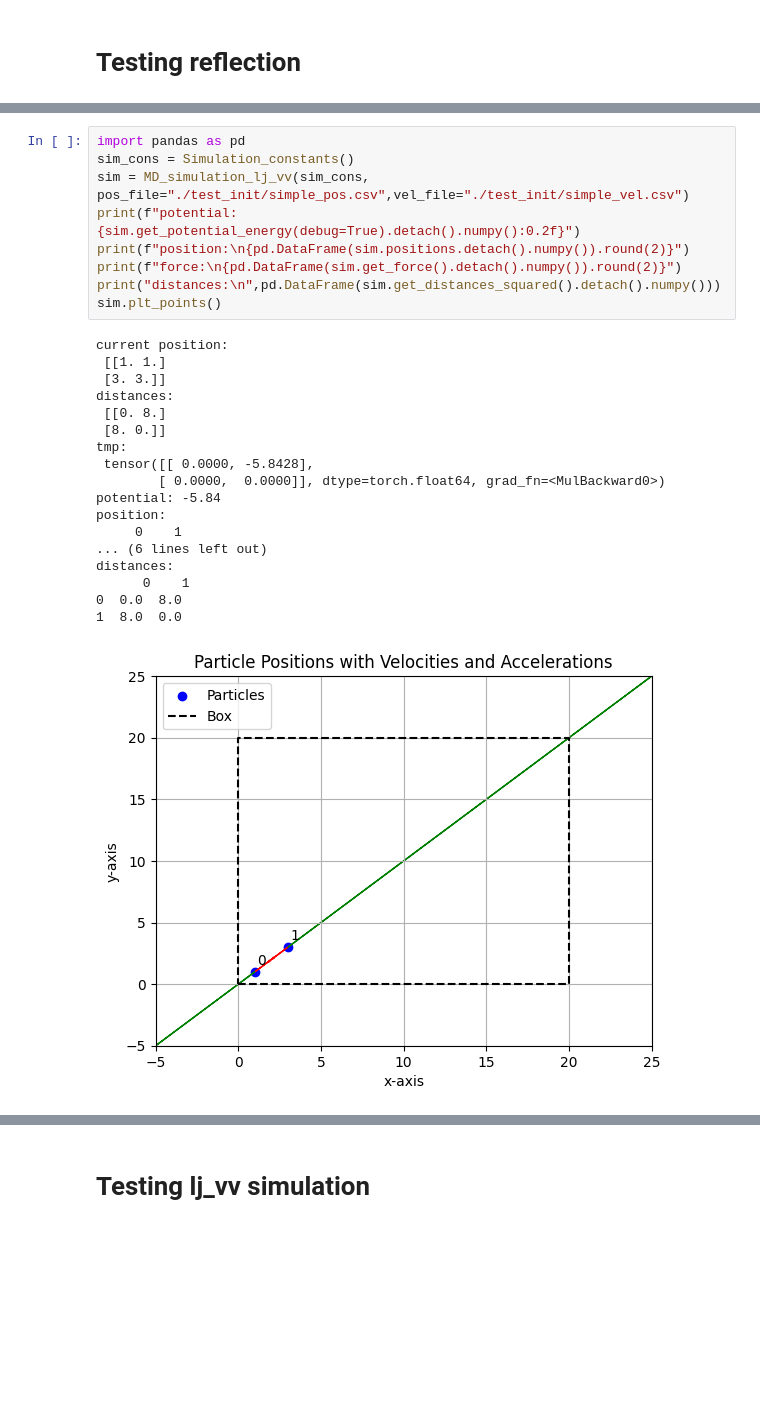
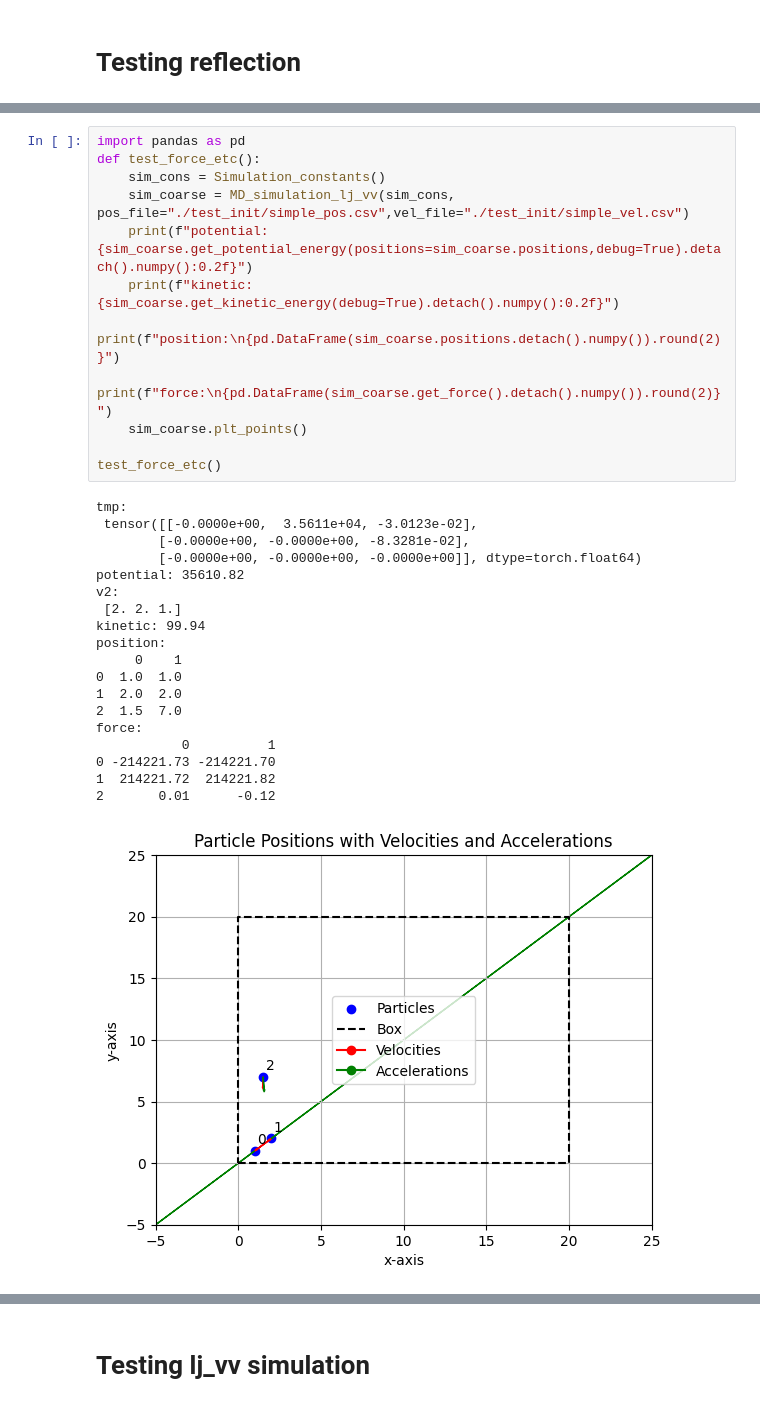
Before and after one commit to ISIPINK/MD_code_test, a Jupyter notebook: MD_program.ipynb, the cells around one changed output, grey strips where cells are left out. Cells and saved outputs as stored; diff of their text form; blank space fills up the shorter version.

```diff
--- a/MD_program.ipynb
+++ b/MD_program.ipynb
@@ -254,30 +289,34 @@ tensor([[-6.4200, -7.3800],
 # %%
 import pandas as pd
-sim_cons = Simulation_constants()
-sim = MD_simulation_lj_vv(sim_cons, pos_file="./test_init/simple_pos.csv",vel_file="./test_init/simple_vel.csv")
-print(f"potential: {sim.get_potential_energy(debug=True).detach().numpy():0.2f}")
-print(f"position:\n{pd.DataFrame(sim.positions.detach().numpy()).round(2)}")
-print(f"force:\n{pd.DataFrame(sim.get_force().detach().numpy()).round(2)}")
-print("distances:\n",pd.DataFrame(sim.get_distances_squared().detach().numpy()))
-sim.plt_points()
+def test_force_etc():
+    sim_cons = Simulation_constants()
+    sim_coarse = MD_simulation_lj_vv(sim_cons, pos_file="./test_init/simple_pos.csv",vel_file="./test_init/simple_vel.csv")
+    print(f"potential: {sim_coarse.get_potential_energy(positions=sim_coarse.positions,debug=True).detach().numpy():0.2f}")
+    print(f"kinetic: {sim_coarse.get_kinetic_energy(debug=True).detach().numpy():0.2f}")
+    print(f"position:\n{pd.DataFrame(sim_coarse.positions.detach().numpy()).round(2)}")
+    print(f"force:\n{pd.DataFrame(sim_coarse.get_force().detach().numpy()).round(2)}")
+    sim_coarse.plt_points()
+
+test_force_etc()
 # %% [output]
-current position:
- [[1. 1.]
- [3. 3.]]
-distances:
- [[0. 8.]
- [8. 0.]]
 tmp:
- tensor([[ 0.0000, -5.8428],
-        [ 0.0000,  0.0000]], dtype=torch.float64, grad_fn=<MulBackward0>)
-potential: -5.84
+ tensor([[-0.0000e+00,  3.5611e+04, -3.0123e-02],
+        [-0.0000e+00, -0.0000e+00, -8.3281e-02],
+        [-0.0000e+00, -0.0000e+00, -0.0000e+00]], dtype=torch.float64)
+potential: 35610.82
+v2:
+ [2. 2. 1.]
+kinetic: 99.94
 position:
      0    1
-... (6 lines left out)
-distances:
-      0    1
-0  0.0  8.0
-1  8.0  0.0
+0  1.0  1.0
+1  2.0  2.0
+2  1.5  7.0
+force:
+           0          1
+0 -214221.73 -214221.70
+1  214221.72  214221.82
+2       0.01      -0.12
-[figure, old version]
+[figure, new version]
 # %%
 import pandas as pd
```
Also changed, not shown: parts of 8 cells of this notebook, 2 other files.
